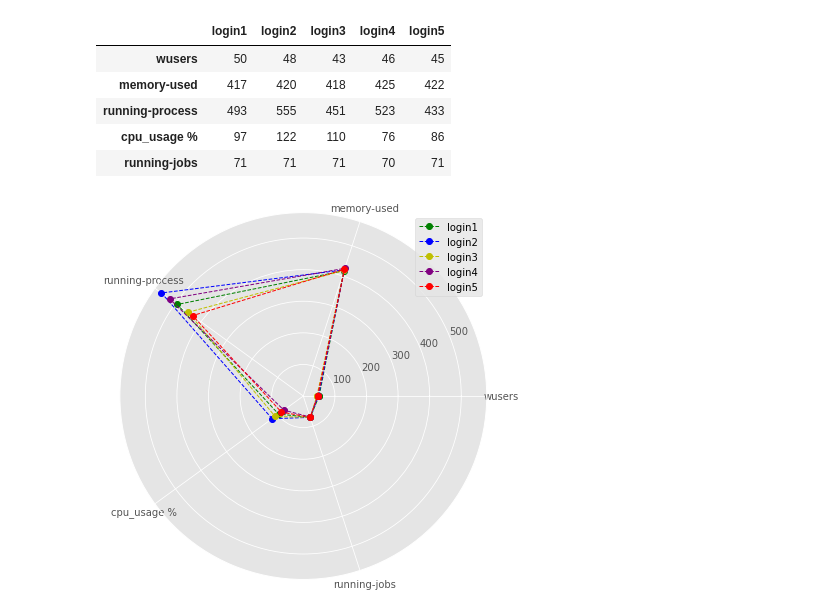
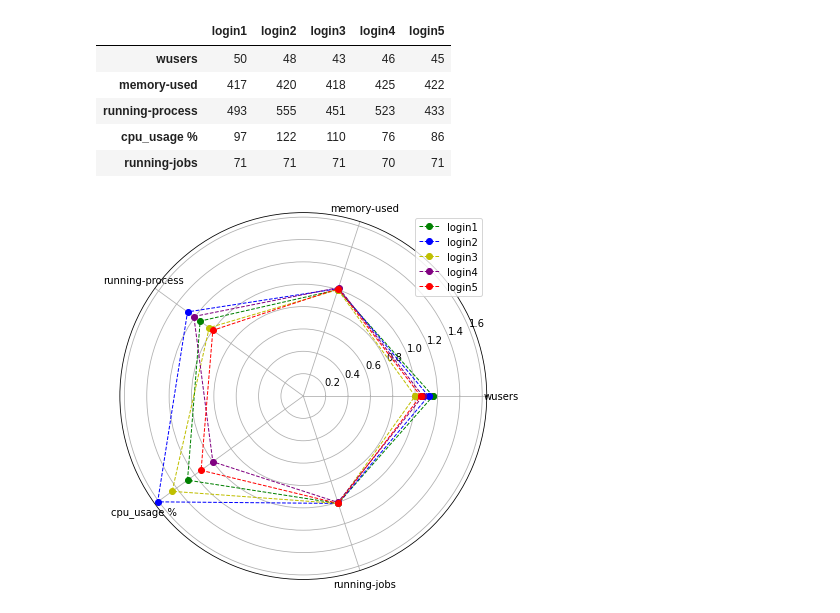
Before and after one commit to shubhamrastogi1810/SMC-Data_Challenge, a Jupyter notebook: Dimension_relation.ipynb, the cells around one changed output. Cells and saved outputs as stored; diff of their text form; code cells hidden in the pictures.

Commit message:
graph corrected and showed in equal proportion.

```diff
--- a/Dimension_relation.ipynb
+++ b/Dimension_relation.ipynb
@@ -65,9 +65,21 @@ for j in range(1,6):
 # %%
 import matplotlib.pyplot as plt
 import numpy as np
+
 abc = pd.DataFrame(new_dict)
 display(abc)
+nodes =['wusers','memory-used','running-process','cpu_usage %','running-jobs']
+x = abc.min(axis=1)
 
+for j in range(1,6):
+    new_dict['login'+str(j)]['wusers'] = round(new_dict['login'+str(j)]['wusers']/x[0],2)
+    new_dict['login'+str(j)]['memory-used'] = round(new_dict['login'+str(j)]['memory-used']/x[1],2)
+    new_dict['login'+str(j)]['running-process'] = round(new_dict['login'+str(j)]['running-process']/x[2],2)
+    new_dict['login'+str(j)]['cpu_usage %'] = round(new_dict['login'+str(j)]['cpu_usage %']/x[3],2)
+    new_dict['login'+str(j)]['running-jobs'] = round(new_dict['login'+str(j)]['running-jobs']/x[4],2)
+
+
+abc = pd.DataFrame(new_dict)
 nodes =['wusers','memory-used','running-process','cpu_usage %','running-jobs']
 
 login1 = abc['login1'].to_list()
@@ -89,32 +101,32 @@ login5.append(login5[0])
 
 fig=plt.figure(figsize=(6,6))
 ax=fig.add_subplot(polar=True)
 
 ax.plot(angles,login1, 'o--', color='g', linewidth=1, label='login1')
 #ax.fill(angles,login1, alpha=0.25, color='g')
 
 ax.plot(angles,login2, 'o--', color='b', linewidth=1, label='login2')
 #ax.fill(angles,login2, alpha=0.25, color='b')
 
 ax.plot(angles,login3, 'o--', color='y', linewidth=1, label='login3')
 #ax.fill(angles,login3, alpha=0.25, color='y')
 
 ax.plot(angles,login4, 'o--', color='purple', linewidth=1, label='login4')
 #ax.fill(angles,login4, alpha=0.25, color='purple')
 
 ax.plot(angles,login5, 'o--', color='red', linewidth=1, label='login5')
-#ax.fill(angles,login5, alpha=0.25, color='white')
+#ax.fill(angles,login5, alpha=0.25, color='blue')
 
 ax.set_thetagrids(np.degrees(angles[:-1]), nodes)
 plt.grid(True)
 plt.tight_layout()
 plt.legend()
 plt.show()
 # %% [output]
 |  | login1 | login2 | login3 | login4 | login5 |
 | wusers | 50 | 48 | 43 | 46 | 45 |
 | memory-used | 417 | 420 | 418 | 425 | 422 |
 | running-process | 493 | 555 | 451 | 523 | 433 |
 | cpu_usage % | 97 | 122 | 110 | 76 | 86 |
 | running-jobs | 71 | 71 | 71 | 70 | 71 |
-[figure, old version]
+[figure, new version]
```
